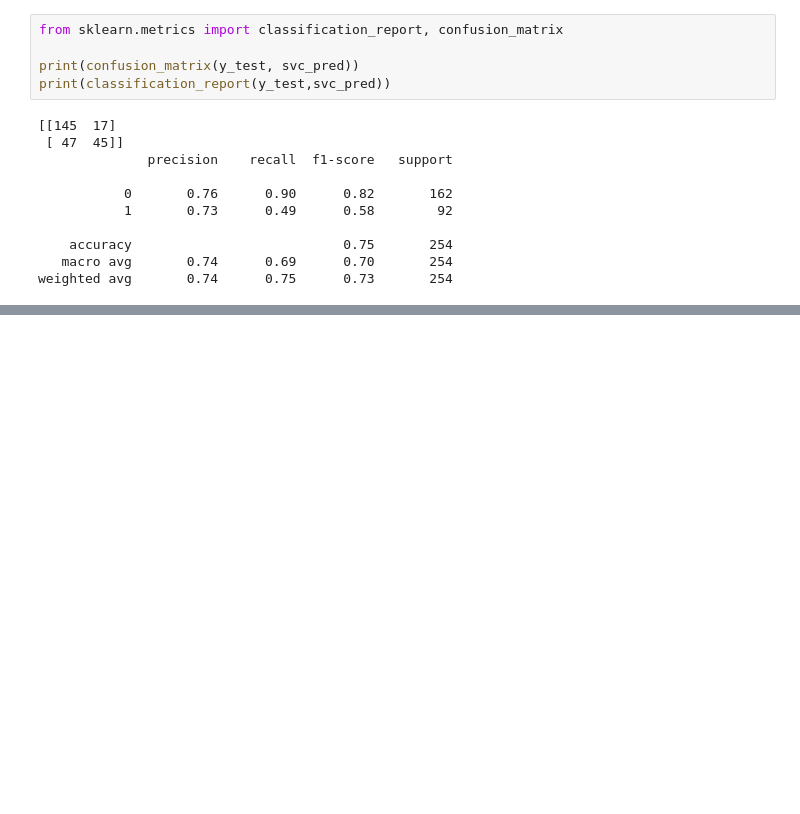
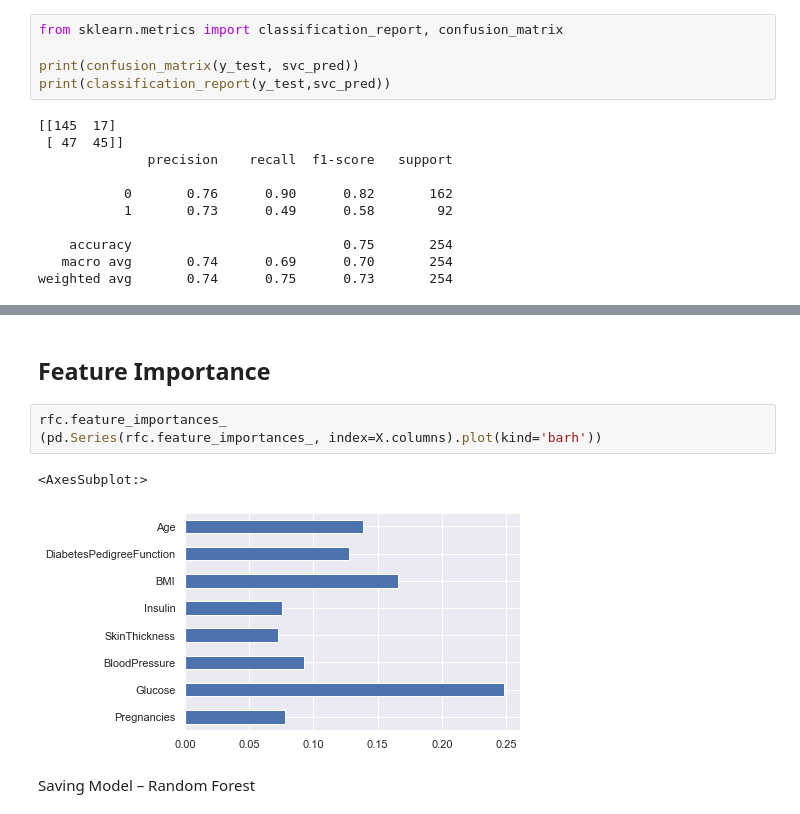
Before and after one commit to jabamoha/Diabetes-Prediction, a Jupyter notebook: DiabetesPrediction.ipynb, the cells around one changed output, grey strips where cells are left out. Drawn from its saved outputs; the diff is of its cells as text; blank space fills up the shorter version.

```diff
--- a/DiabetesPrediction.ipynb
+++ b/DiabetesPrediction.ipynb
@@ -425,0 +520,10 @@ weighted avg       0.74      0.75      0.73       254
+# %% [markdown]
+<h2>Feature Importance</h2>
+# %%
+rfc.feature_importances_
+(pd.Series(rfc.feature_importances_, index=X.columns).plot(kind='barh'))
+# %% [output]
+<AxesSubplot:>
+[figure, added]
+# %% [markdown]
+</h2>Saving Model – Random Forest</h2>
```
Also changed, not shown: parts of 16 cells of this notebook.
